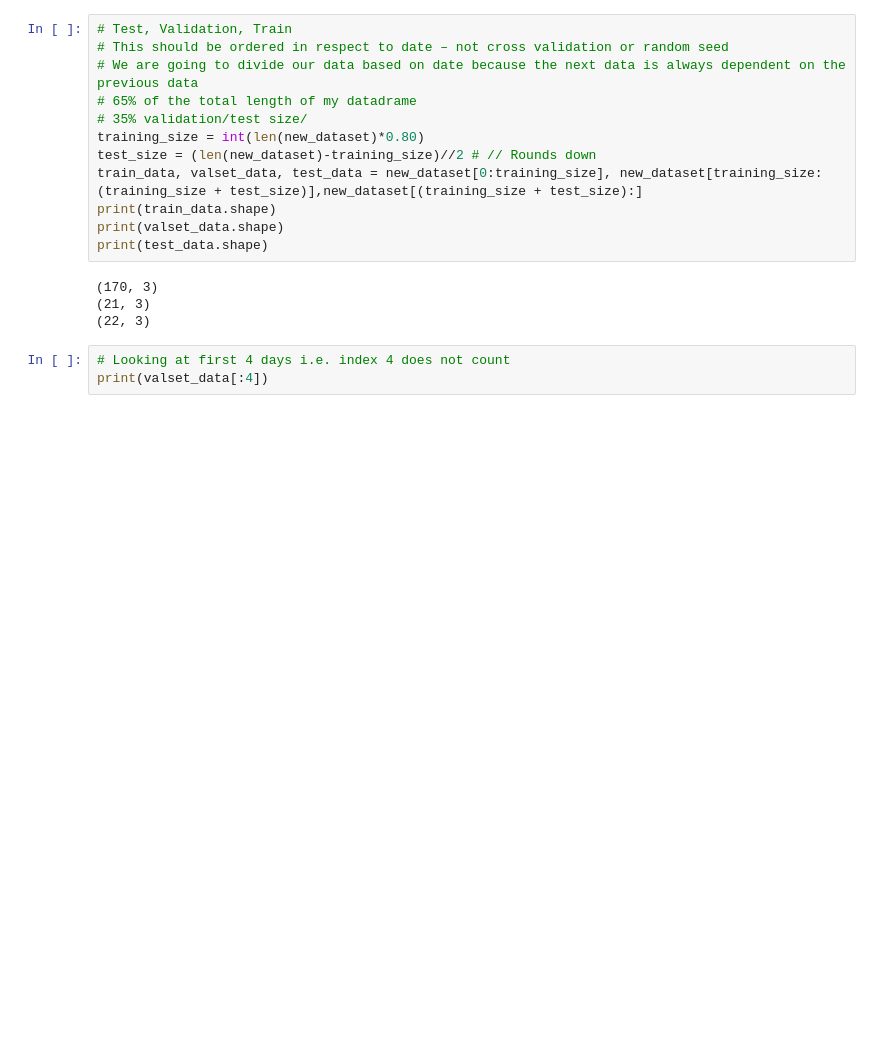
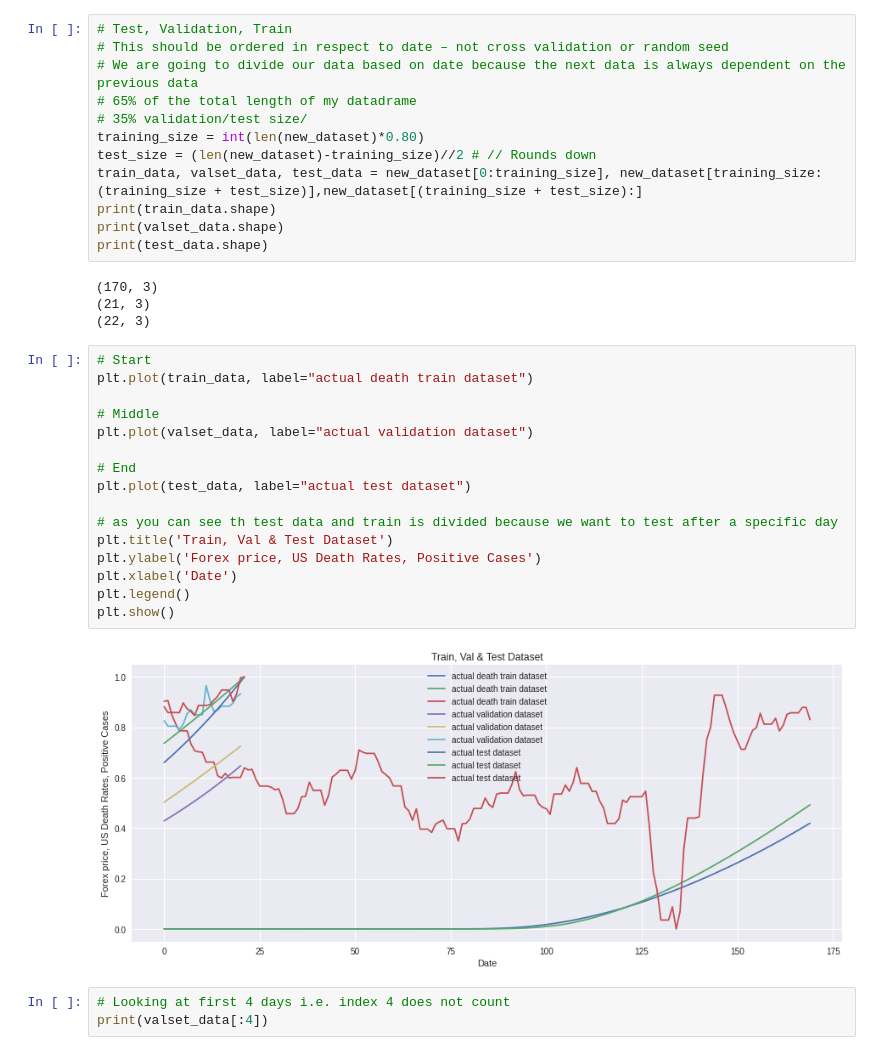
Before and after one commit to vivienneobrien/final_project, a Jupyter notebook: week_9/part_two_lstm_model/lstm_model_final.ipynb, the cells around one changed output. Saved outputs shown, nothing was run; the diff lists cells and outputs as text; blank space fills up the shorter version.

```diff
--- a/week_9/part_two_lstm_model/lstm_model_final.ipynb
+++ b/week_9/part_two_lstm_model/lstm_model_final.ipynb
@@ -355,6 +356,24 @@ print(test_data.shape)
 (170, 3)
 (21, 3)
 (22, 3)
+# %%
+# Start
+plt.plot(train_data, label="actual death train dataset")
+
+# Middle
+plt.plot(valset_data, label="actual validation dataset")
+
+# End
+plt.plot(test_data, label="actual test dataset")
+
+# as you can see th test data and train is divided because we want to test after a specific day
+plt.title('Train, Val & Test Dataset')
+plt.ylabel('Forex price, US Death Rates, Positive Cases')
+plt.xlabel('Date')
+plt.legend()
+plt.show()
+# %% [output]
+[figure, added]
 # %%
 # Looking at first 4 days i.e. index 4 does not count
 print(valset_data[:4])
```
Also changed, not shown: parts of 29 cells of this notebook.
